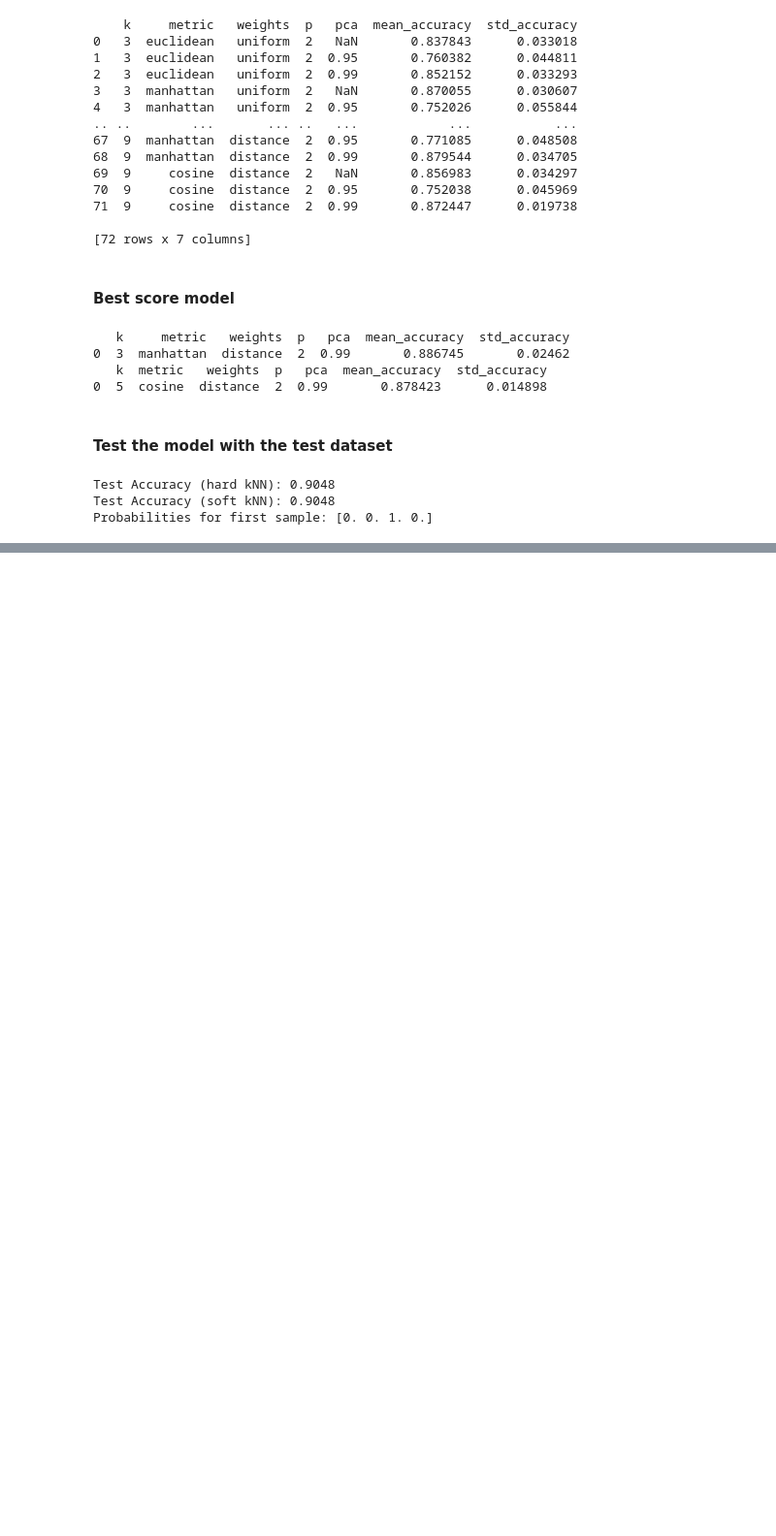
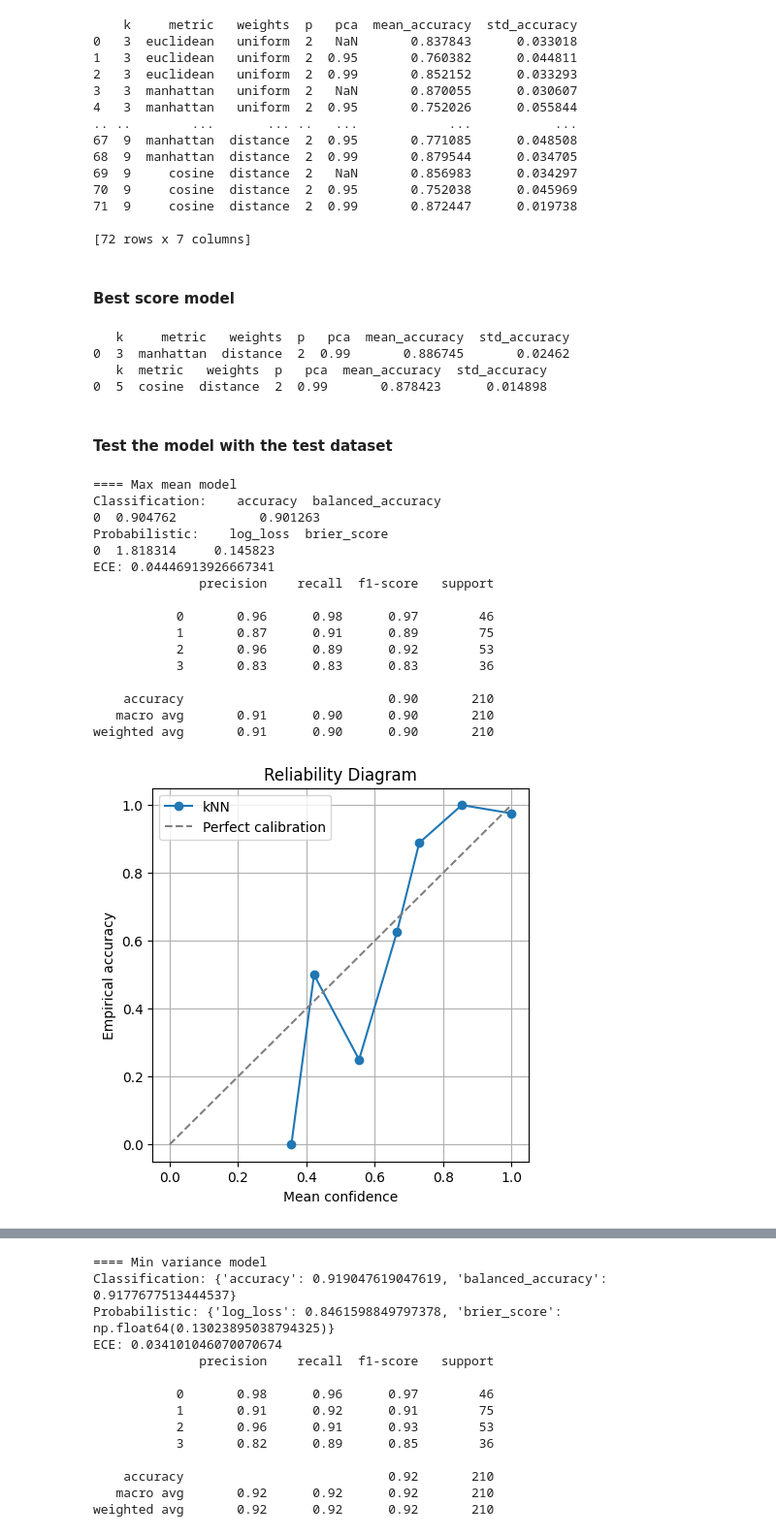
Before and after one commit to FDanielPacheco/plastic-material-classification-hyperspectral-data, a Jupyter notebook: scripts/kNN.ipynb, the cells around one changed output, grey strips where cells are left out. Shown: that part at 97% size. Saved outputs shown, nothing was run; the diff lists cells and outputs as text; code cells hidden in the pictures; blank space fills up the shorter version.

Commit message:
Added the metrics class

```diff
--- a/scripts/kNN.ipynb
+++ b/scripts/kNN.ipynb
@@ -311,12 +293,12 @@ class kNN:
   def predict(self, X):
     if self.pipeline is None:
       raise RuntimeError("Model has not been fitted yet.")
-    return self.pipeline.predict(X.values)
+    return self.pipeline.predict(X)
 
   def predict_proba(self, X):
     if self.pipeline is None:
       raise RuntimeError("Model has not been fitted yet.")
-    return self.pipeline.predict_proba(X.values)
+    return self.pipeline.predict_proba(X)
 
   def summary(self):
     if self.scores_ is None:
@@ -343,7 +325,7 @@ results = model.search(
   p_list=[2],
   metric_list=['euclidean', 'manhattan', 'cosine'],
   weights_list=['uniform', 'distance'],
-  pca_list=[None, 0.95, 0.99]
+  pca_list=[None, 0.95, 0.99, 0.999]
 )
 # %% [markdown]
 #### Export scores
@@ -438,7 +541,49 @@ class kNN_Metric:
 # %%
-print(f"Test Accuracy (soft kNN): {acc_soft:.4f}")
-print(f"Test Accuracy (hard kNN): {acc:.4f}")
+metric_bm = kNN_Metric(
+  model=model_bm,
+  X_test=X_test.values,
+  y_test=y_enc_test
+)
+
+metric_bs = kNN_Metric(
+  model=model_bs,
+  X_test=X_test.values,
+  y_test=y_enc_test
+)
+
+results_bm = metric_bm.evaluate()
+results_bs = metric_bs.evaluate()
+
+print("==== Max mean model")
+print("Classification:", pd.DataFrame([results_bm["classification"]]) )
+print("Probabilistic:", pd.DataFrame([results_bm["probabilistic"]]) )
+print("ECE:", results_bm["ece"])
+print(results_bm["classwise"]["classification_report"])
+metric_bm.plot_reliability_diagram(n_bins=10)
+metric_bm.plot_confusion_matrix(normalize=True, cmap="Blues")
+
+print("==== Min variance model")
+print("Classification:", pd.DataFrame([results_bs["classification"]]) )
+print("Probabilistic:", pd.DataFrame([results_bs["probabilistic"]]) )
+print("ECE:", results_bs["ece"])
+print(results_bs["classwise"]["classification_report"])
+metric_bs.plot_reliability_diagram(n_bins=10)
+metric_bs.plot_confusion_matrix(normalize=True, cmap="Blues")
 # %% [output]
-Test Accuracy (hard kNN): 0.9048
-Test Accuracy (soft kNN): 0.9048
-Probabilities for first sample: [0. 0. 1. 0.]
+==== Max mean model
+Classification:    accuracy  balanced_accuracy
+0  0.904762           0.901263
+Probabilistic:    log_loss  brier_score
+0  1.818314     0.145823
+ECE: 0.04446913926667341
+              precision    recall  f1-score   support
+
+           0       0.96      0.98      0.97        46
+           1       0.87      0.91      0.89        75
+           2       0.96      0.89      0.92        53
+           3       0.83      0.83      0.83        36
+
+    accuracy                           0.90       210
+   macro avg       0.91      0.90      0.90       210
+weighted avg       0.91      0.90      0.90       210
+[figure, added]
@@ -444,0 +591,14 @@ Probabilities for first sample: [0. 0. 1. 0.]
+==== Min variance model
+Classification: {'accuracy': 0.919047619047619, 'balanced_accuracy': 0.9177677513444537}
+Probabilistic: {'log_loss': 0.8461598849797378, 'brier_score': np.float64(0.13023895038794325)}
+ECE: 0.034101046070070674
+              precision    recall  f1-score   support
+
+           0       0.98      0.96      0.97        46
+           1       0.91      0.92      0.91        75
+           2       0.96      0.91      0.93        53
+           3       0.82      0.89      0.85        36
+
+    accuracy                           0.92       210
+   macro avg       0.92      0.92      0.92       210
+weighted avg       0.92      0.92      0.92       210
```
Also changed, not shown: parts of 4 cells of this notebook.
